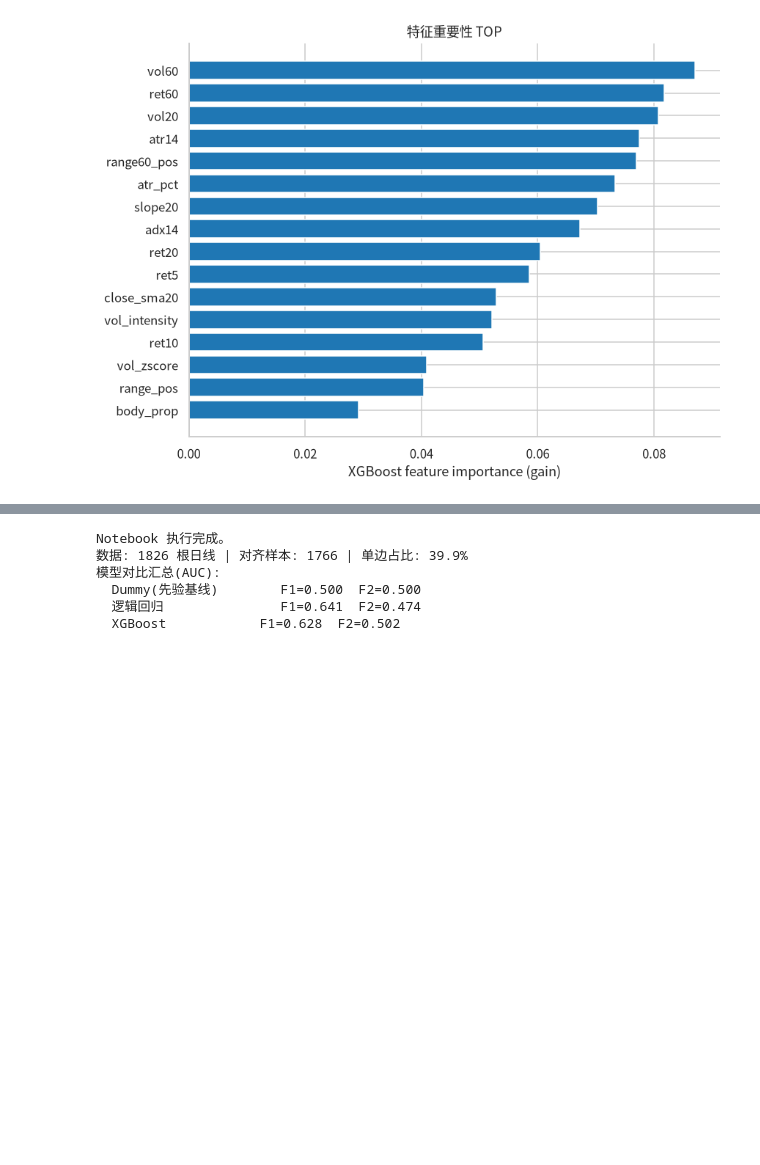
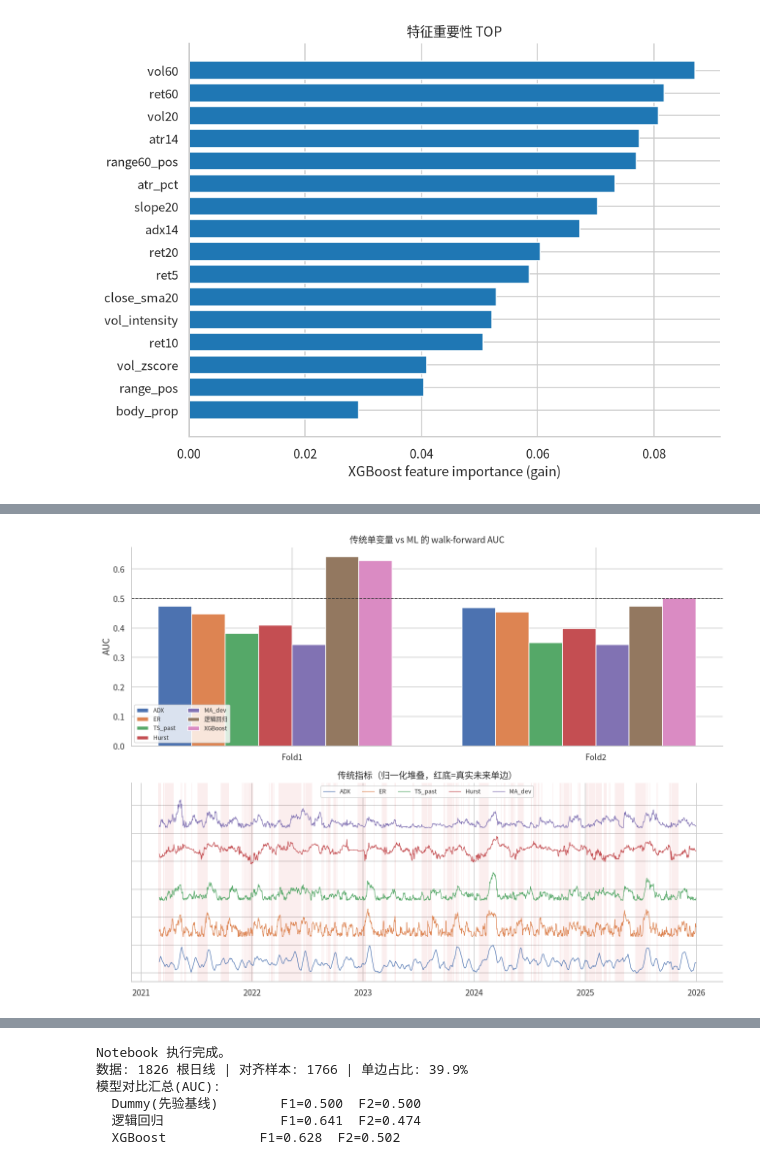
Before and after one commit to NullWinters/CryptoGrid, a Jupyter notebook: notebook/market_regime_classification_eth.ipynb, the cells around one changed output, grey strips where cells are left out. Cells and saved outputs as stored; diff of their text form; code cells hidden in the pictures; blank space fills up the shorter version.

```diff
--- a/notebook/market_regime_classification_eth.ipynb
+++ b/notebook/market_regime_classification_eth.ipynb
@@ -486,0 +712,37 @@ plt.show()
+# %%
+# ---- 上图：AUC 对比 ----
+fig, axes = plt.subplots(2, 1, figsize=(12, 9))
+
+auc_mat = {}
+for col in TRAD_COLS:
+    auc_mat[col] = [round(r["AUC"], 3) for r in rows_trad if r["指标"] == col and r["折"] != "均值"]
+auc_mat["逻辑回归"] = df_lr["AUC"].tolist()
+auc_mat["XGBoost"] = df_xgb["AUC"].tolist()
+
+x = np.arange(len(test_folds))
+width = 0.11
+for i, (name, vals) in enumerate(auc_mat.items()):
+    axes[0].bar(x + (i - len(auc_mat) / 2) * width, vals, width, label=name)
+axes[0].axhline(0.5, color="#333", ls="--", lw=1)
+axes[0].set_xticks(x, [f"Fold{i+1}" for i in range(len(test_folds))])
+axes[0].set_ylabel("AUC")
+axes[0].set_title("传统单变量 vs ML 的 walk-forward AUC")
+axes[0].legend(fontsize=8, loc="lower left", ncol=2)
+
+# ---- 下图：传统指标 vs 真实 regime ----
+for col in TRAD_COLS:
+    v = trad_frame[col]
+    axes[1].plot(trad_frame["timestamp"], (v - v.min()) / (v.max() - v.min()) + np.argwhere(np.array(TRAD_COLS) == col)[0][0] * 1.3,
+                 lw=0.8, label=col)
+for ts_, lab_ in zip(df["timestamp"], labels):
+    if lab_ == 1:
+        axes[1].axvspan(ts_, ts_ + pd.Timedelta(days=1), color="#d62728", alpha=0.08, linewidth=0)
+axes[1].set_title("传统指标（归一化堆叠，红底=真实未来单边）")
+axes[1].set_ylim(-0.3, len(TRAD_COLS) * 1.3 + 0.3)
+axes[1].legend(fontsize=8, ncol=len(TRAD_COLS))
+axes[1].tick_params(labelleft=False)
+
+plt.tight_layout()
+plt.show()
+# %% [output]
+[figure, added]
```
Also changed, not shown: parts of 11 cells of this notebook, 1 other file.
